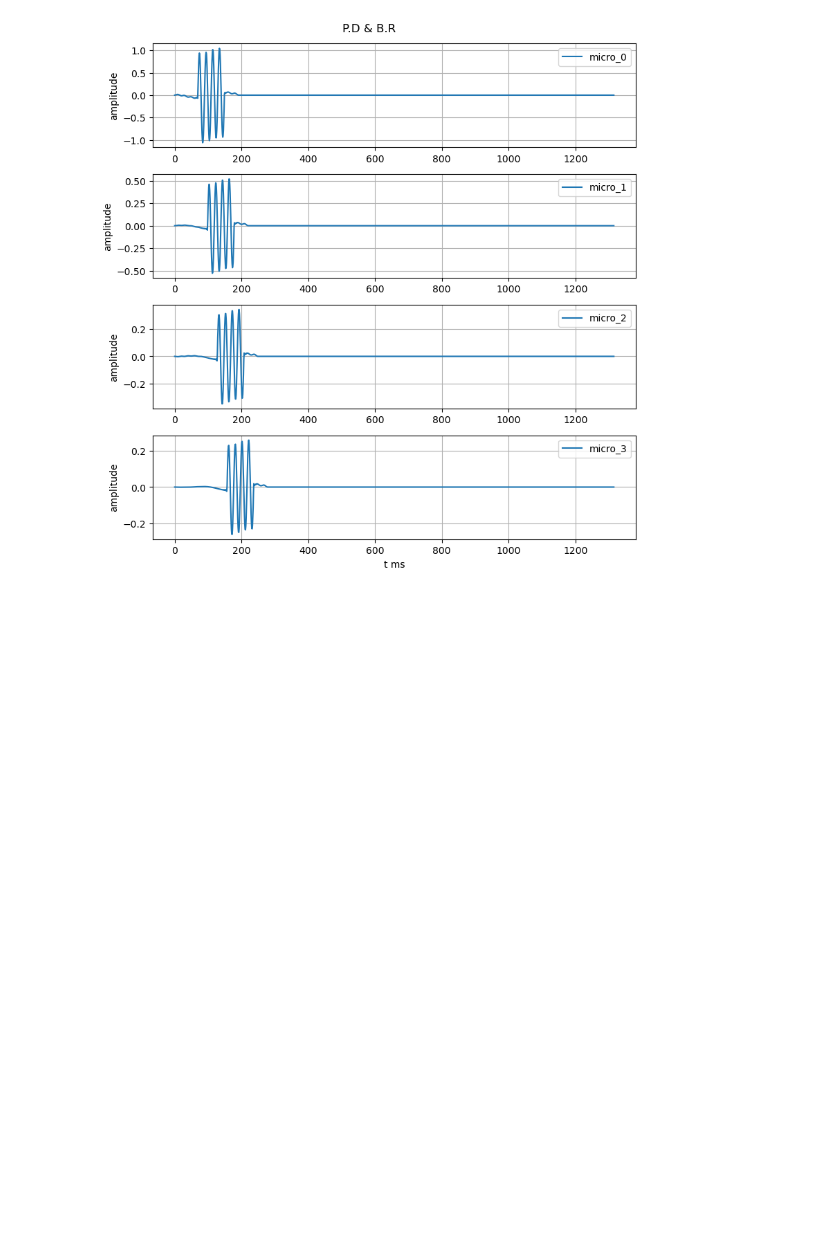
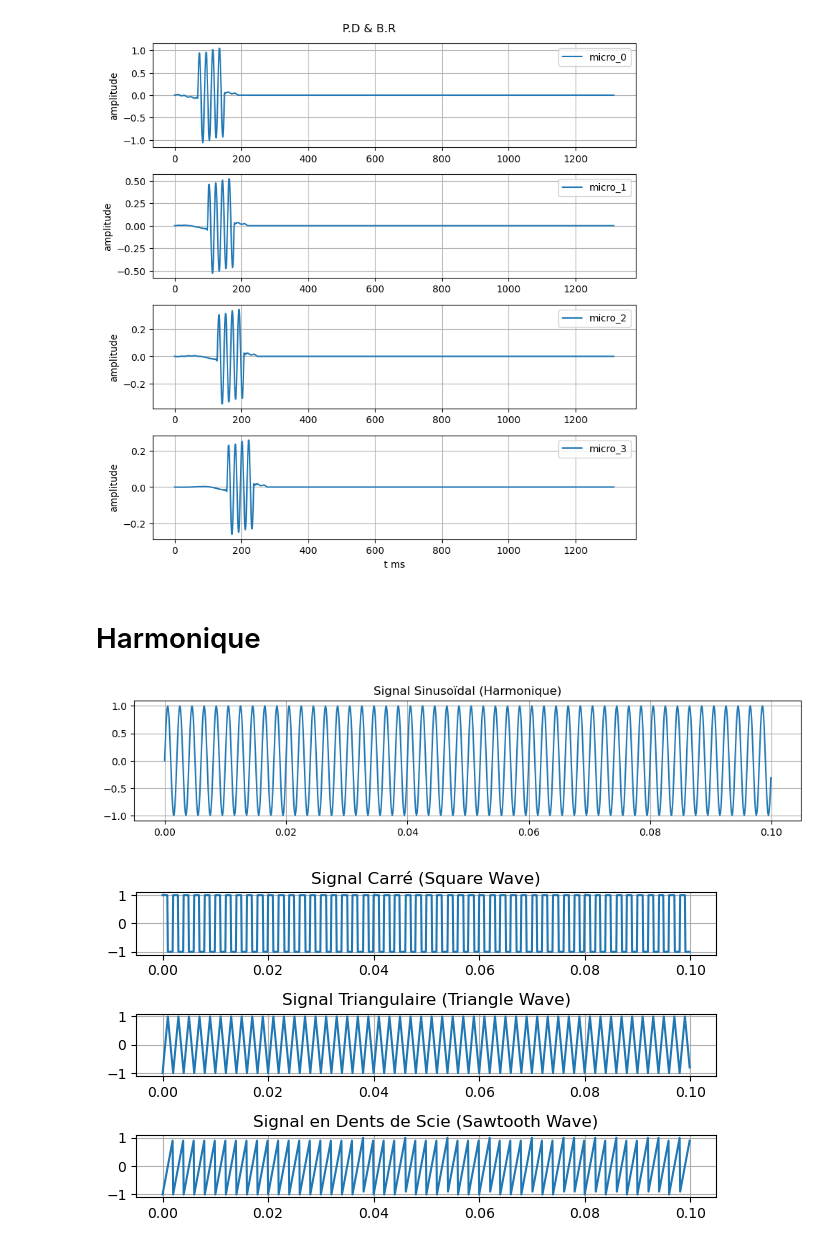
Before and after one commit to PierreDOE/TP2_Acoustics, a Jupyter notebook: Pierre_doe_TP2.ipynb, the cells around one changed output. Saved outputs shown, nothing was run; the diff lists cells and outputs as text; code cells hidden in the pictures; blank space fills up the shorter version.

```diff
--- a/Pierre_doe_TP2.ipynb
+++ b/Pierre_doe_TP2.ipynb
@@ -2963,3 +2963,57 @@ room.set_air_absorption(coefficients=[
 ])
 
 room.simulate()
+# %% [markdown]
+# Harmonique
+# %%
+import numpy as np
+import matplotlib.pyplot as plt
+from scipy import signal
+
+# Paramètres communs
+f0 = 500               # Fréquence en Hz
+samples = 10000        # Taux d'échantillonnage en Hz
+duration = 0.1         # Durée du signal en secondes
+t = np.arange(0, duration, 1 / samples)  # Vecteur temps
+
+# 1. Signal Sinusoïdal (Harmonique)
+sinusoidal = np.sin(2 * np.pi * f0 * t)
+
+# 2. Signal Carré (Square Wave)
+square_wave = signal.square(2 * np.pi * f0 * t)
+
+# 3. Signal Triangulaire (Triangle Wave)
+triangle_wave = signal.sawtooth(2 * np.pi * f0 * t, width=0.5)
+
+# 4. Signal en Dents de Scie (Sawtooth Wave)
+sawtooth_wave = signal.sawtooth(2 * np.pi * f0 * t)
+
+# Affichage des signaux
+plt.figure(figsize=(12, 10))
+
+plt.subplot(4, 1, 1)
+plt.plot(t, sinusoidal)
+plt.title("Signal Sinusoïdal (Harmonique)")
+plt.grid()
+plt.show()
+
+plt.subplot(4, 1, 2)
+plt.plot(t, square_wave)
+plt.title("Signal Carré (Square Wave)")
+plt.grid()
+
+plt.subplot(4, 1, 3)
+plt.plot(t, triangle_wave)
+plt.title("Signal Triangulaire (Triangle Wave)")
+plt.grid()
+
+plt.subplot(4, 1, 4)
+plt.plot(t, sawtooth_wave)
+plt.title("Signal en Dents de Scie (Sawtooth Wave)")
+plt.grid()
+
+plt.tight_layout()
+plt.show()
+# %% [output]
+[figure, added]
+[figure, added]
```
Also changed, not shown: parts of 3 cells of this notebook.
